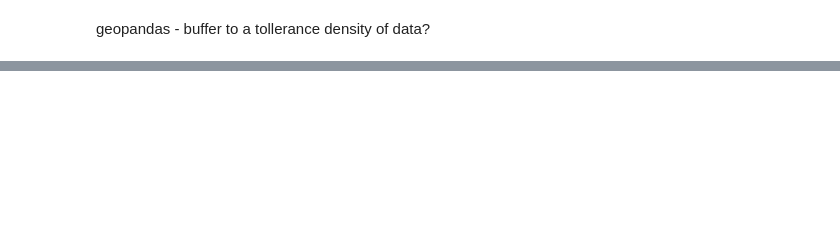
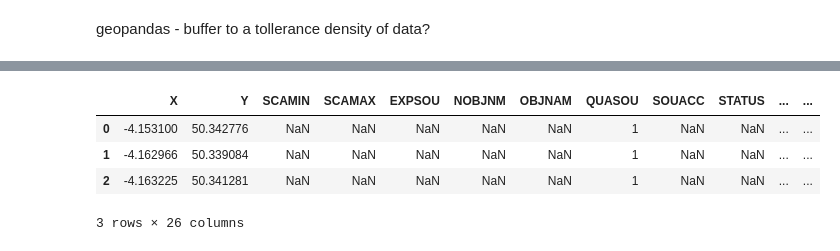
Before and after one commit to emmasulli/DataAccelerator, a Jupyter notebook: Tester.ipynb, the cells around one changed output, grey strips where cells are left out. Saved outputs shown, nothing was run; the diff lists cells and outputs as text; code cells hidden in the pictures; blank space fills up the shorter version.

```diff
--- a/Tester.ipynb
+++ b/Tester.ipynb
@@ -116,0 +184,8 @@ density of data?
+# %%
+ss.head(3)
+# %% [output]
+|  | X | Y | SCAMIN | SCAMAX | EXPSOU | NOBJNM | OBJNAM | QUASOU | SOUACC | STATUS | ... | ... |
+| 0 | -4.153100 | 50.342776 | NaN | NaN | NaN | NaN | NaN | 1 | NaN | NaN | ... | ... |
+| 1 | -4.162966 | 50.339084 | NaN | NaN | NaN | NaN | NaN | 1 | NaN | NaN | ... | ... |
+| 2 | -4.163225 | 50.341281 | NaN | NaN | NaN | NaN | NaN | 1 | NaN | NaN | ... | ... |
+3 rows × 26 columns
```
Also changed, not shown: parts of 26 cells of this notebook.
